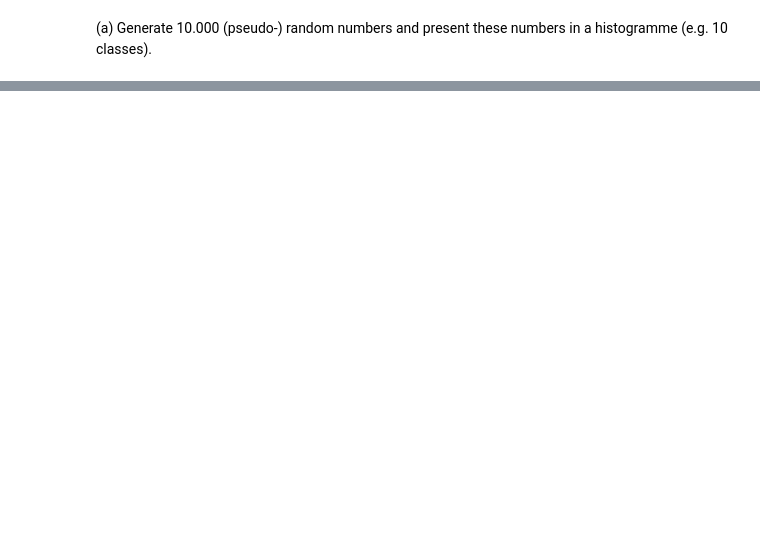
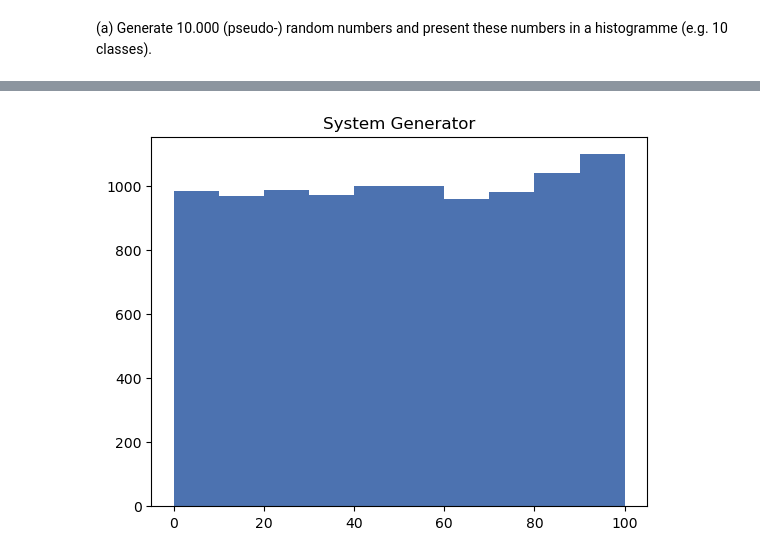
Before and after one commit to damiskov/02443-stochastic-simulation, a Jupyter notebook: Exercises/ex1.ipynb, the cells around one changed output, grey strips where cells are left out. Drawn from its saved outputs; the diff is of its cells as text; code cells hidden in the pictures; blank space fills up the shorter version.

```diff
--- a/Exercises/ex1.ipynb
+++ b/Exercises/ex1.ipynb
@@ -49,0 +73,6 @@ make_histograms(MT_nums, LCG_nums, 10)
+# %%
+plt.hist([random.randint(0,100) for i in range(10000)], 10)
+plt.title(r"System Generator")
+plt.show()
+# %% [output]
+[figure, added]
```
Also changed, not shown: parts of 52 cells of this notebook, 1 other file.
